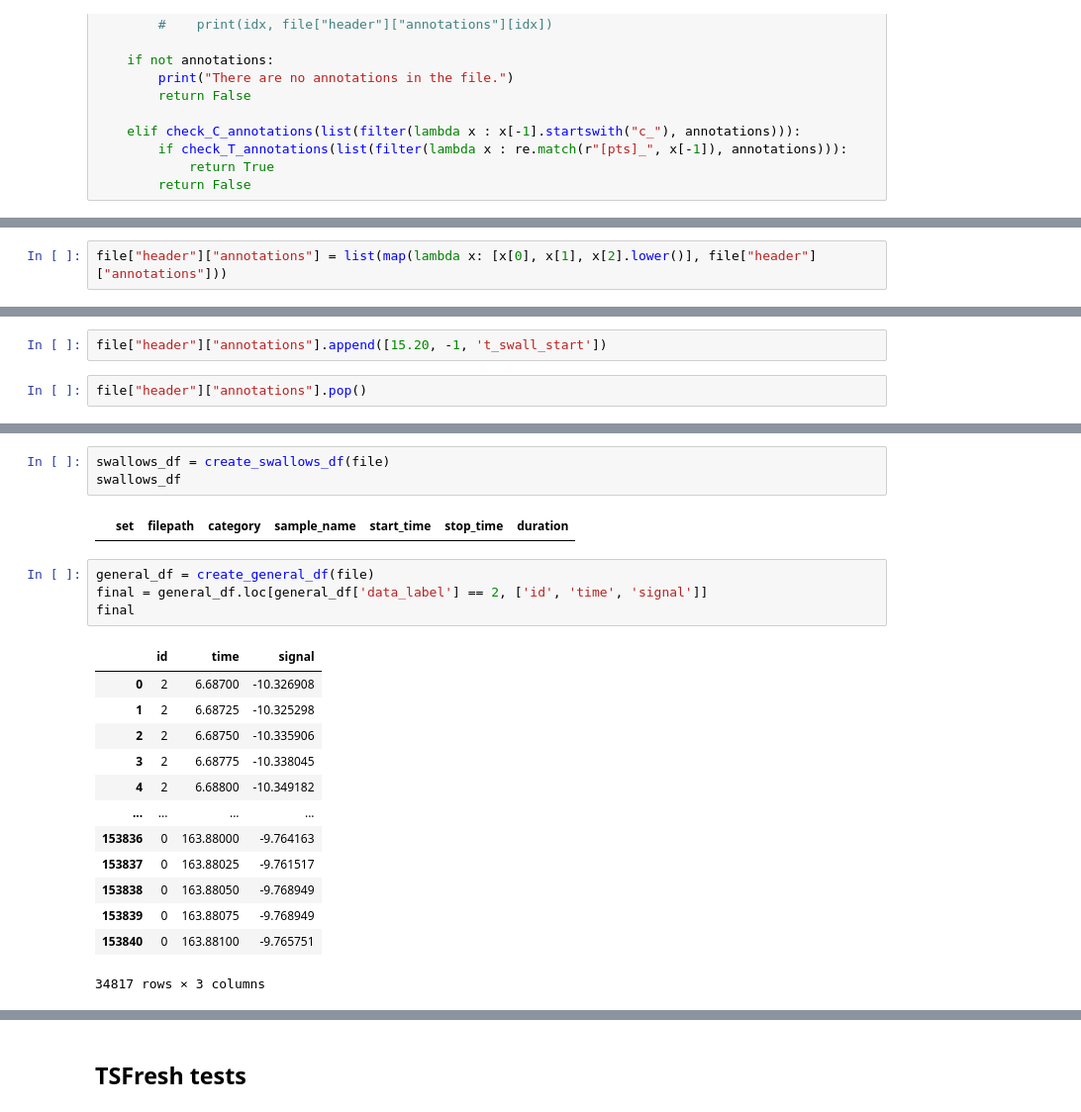
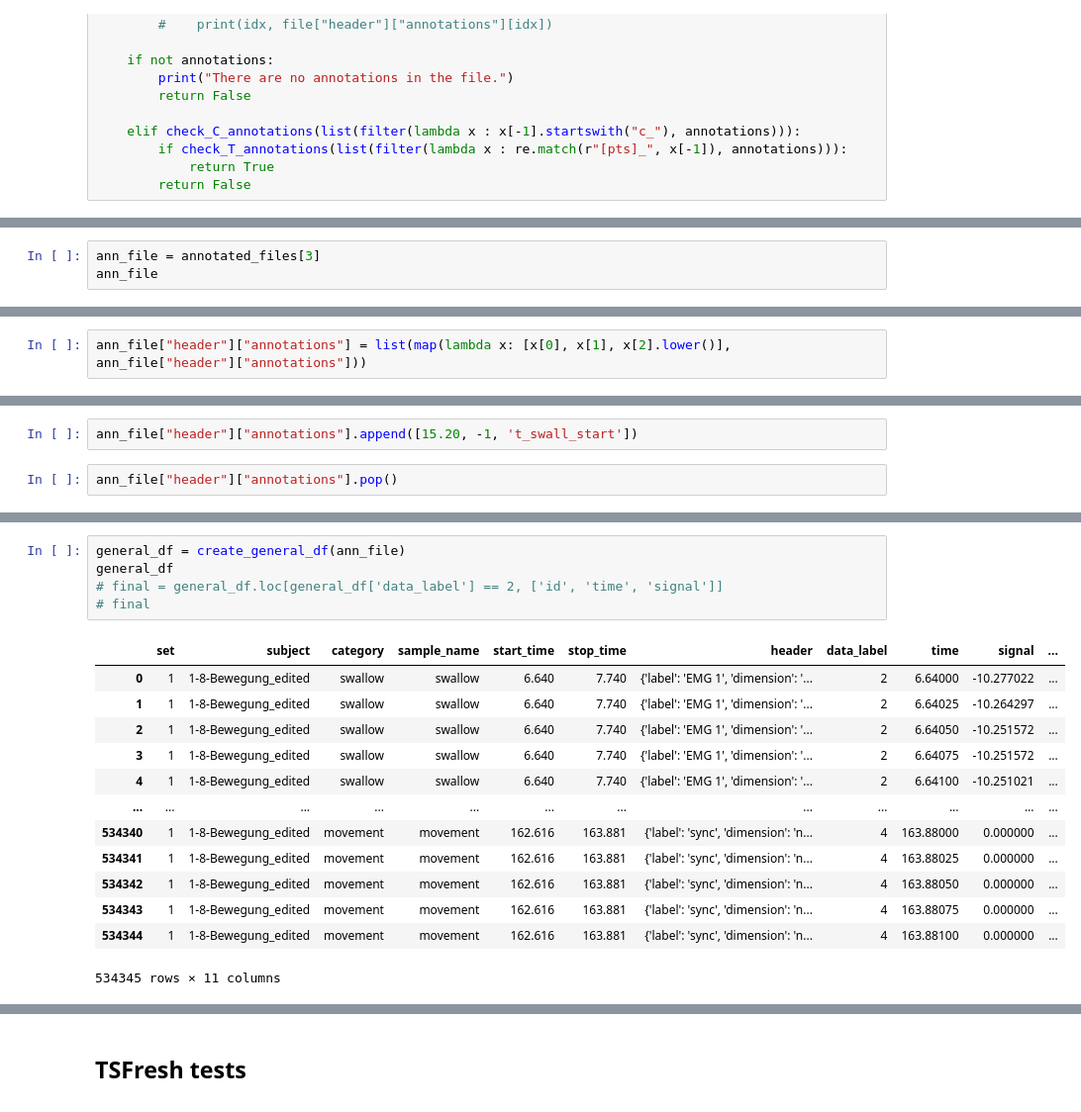
Before and after one commit to Matheusmno/Automatic-Feature-Extraction, a Jupyter notebook: usage.ipynb, the cells around one changed output, grey strips where cells are left out. Shown at 99% size. Cells and saved outputs as stored; diff of their text form.

Commit message:
added all FC dicts and integrated swallows to gen

```diff
--- a/usage.ipynb
+++ b/usage.ipynb
@@ -209,0 +248,3 @@ saved_file
+# %%
+ann_file = annotated_files[3]
+ann_file
@@ -210,3 +269,3 @@ saved_file
 # %%
-file["header"]["annotations"] = list(map(lambda x: [x[0], x[1], x[2].lower()], file["header"]["annotations"]))
+ann_file["header"]["annotations"] = list(map(lambda x: [x[0], x[1], x[2].lower()], ann_file["header"]["annotations"]))
 # %%
@@ -230,6 +289,6 @@ file["header"]["annotations"]
  [175.0072, -1.0, 'luft'],
  [180.2162, -1.0, 'stop']]
 # %%
-file["header"]["annotations"].append([15.20, -1, 't_swall_start'])
+ann_file["header"]["annotations"].append([15.20, -1, 't_swall_start'])
 # %%
-file["header"]["annotations"].pop()
+ann_file["header"]["annotations"].pop()
@@ -238,26 +299,22 @@ check_annotations(file)
 # %% [output]
 There are 62 annotations out of the pattern.
 True
-# %%
-swallows_df = create_swallows_df(file)
-swallows_df
-# %% [output]
-|  | set | filepath | category | sample_name | start_time | stop_time | duration |
 # %%
-general_df = create_general_df(file)
-final = general_df.loc[general_df['data_label'] == 2, ['id', 'time', 'signal']]
-final
+general_df = create_general_df(ann_file)
+general_df
+# final = general_df.loc[general_df['data_label'] == 2, ['id', 'time', 'signal']]
+# final
 # %% [output]
-|  | id | time | signal |
-| 0 | 2 | 6.68700 | -10.326908 |
-| 1 | 2 | 6.68725 | -10.325298 |
-| 2 | 2 | 6.68750 | -10.335906 |
-| 3 | 2 | 6.68775 | -10.338045 |
-| 4 | 2 | 6.68800 | -10.349182 |
-| ... | ... | ... | ... |
-| 153836 | 0 | 163.88000 | -9.764163 |
-| 153837 | 0 | 163.88025 | -9.761517 |
-| 153838 | 0 | 163.88050 | -9.768949 |
-| 153839 | 0 | 163.88075 | -9.768949 |
-| 153840 | 0 | 163.88100 | -9.765751 |
+|  | set | subject | category | sample_name | start_time | stop_time | header | data_label | time | signal | ... |
+| 0 | 1 | 1-8-Bewegung_edited | swallow | swallow | 6.640 | 7.740 | {'label': 'EMG 1', 'dimension': '... | 2 | 6.64000 | -10.277022 | ... |
+| 1 | 1 | 1-8-Bewegung_edited | swallow | swallow | 6.640 | 7.740 | {'label': 'EMG 1', 'dimension': '... | 2 | 6.64025 | -10.264297 | ... |
+| 2 | 1 | 1-8-Bewegung_edited | swallow | swallow | 6.640 | 7.740 | {'label': 'EMG 1', 'dimension': '... | 2 | 6.64050 | -10.251572 | ... |
+| 3 | 1 | 1-8-Bewegung_edited | swallow | swallow | 6.640 | 7.740 | {'label': 'EMG 1', 'dimension': '... | 2 | 6.64075 | -10.251572 | ... |
+| 4 | 1 | 1-8-Bewegung_edited | swallow | swallow | 6.640 | 7.740 | {'label': 'EMG 1', 'dimension': '... | 2 | 6.64100 | -10.251021 | ... |
+| ... | ... | ... | ... | ... | ... | ... | ... | ... | ... | ... | ... |
+| 534340 | 1 | 1-8-Bewegung_edited | movement | movement | 162.616 | 163.881 | {'label': 'sync', 'dimension': 'n... | 4 | 163.88000 | 0.000000 | ... |
+| 534341 | 1 | 1-8-Bewegung_edited | movement | movement | 162.616 | 163.881 | {'label': 'sync', 'dimension': 'n... | 4 | 163.88025 | 0.000000 | ... |
+| 534342 | 1 | 1-8-Bewegung_edited | movement | movement | 162.616 | 163.881 | {'label': 'sync', 'dimension': 'n... | 4 | 163.88050 | 0.000000 | ... |
+| 534343 | 1 | 1-8-Bewegung_edited | movement | movement | 162.616 | 163.881 | {'label': 'sync', 'dimension': 'n... | 4 | 163.88075 | 0.000000 | ... |
+| 534344 | 1 | 1-8-Bewegung_edited | movement | movement | 162.616 | 163.881 | {'label': 'sync', 'dimension': 'n... | 4 | 163.88100 | 0.000000 | ... |
-34817 rows × 3 columns
+534345 rows × 11 columns
```
Also changed, not shown: parts of 12 cells of this notebook, 1 other file.
